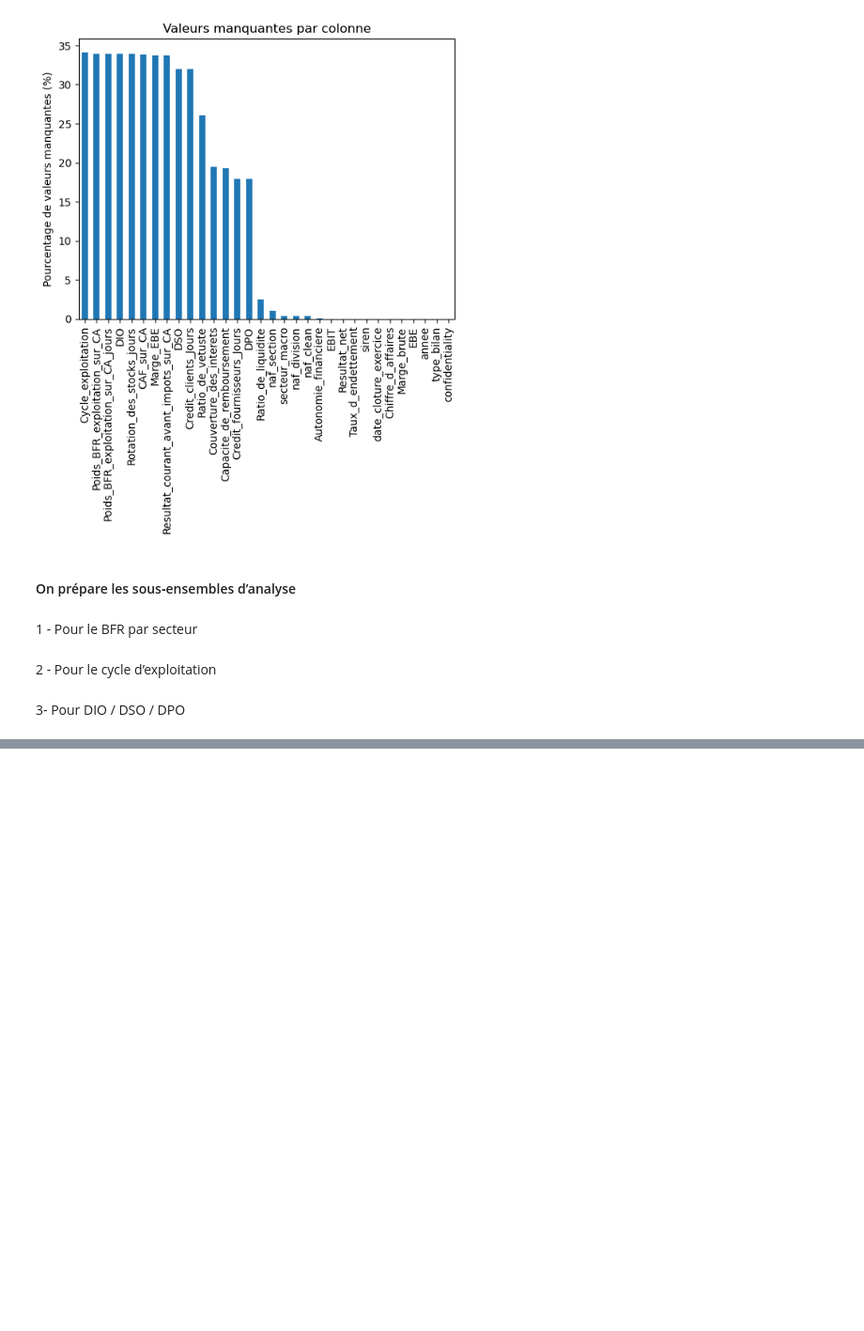
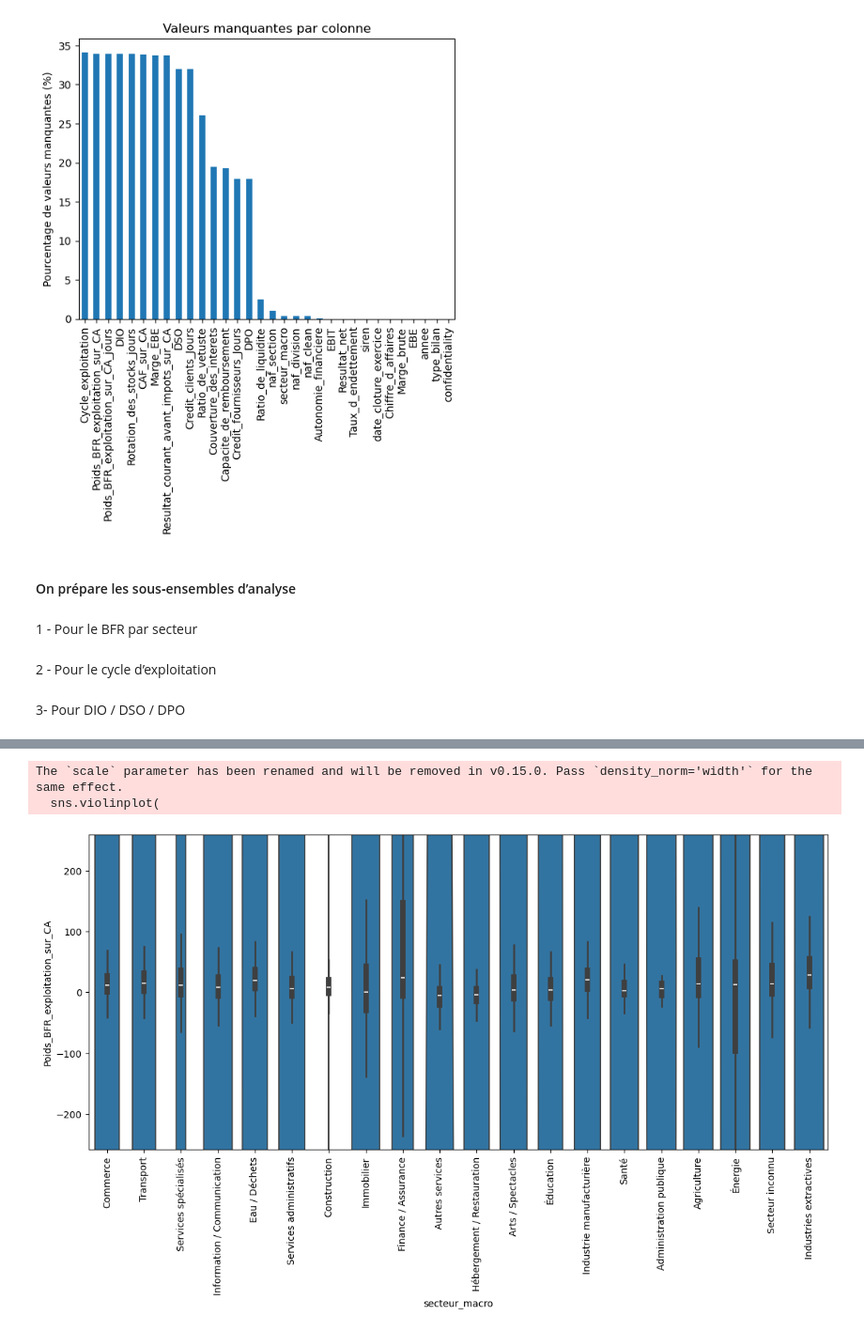
Before and after one commit to khelifaYacine/signaux-faibles-finance, a Jupyter notebook: 01_exploration.ipynb, the cells around one changed output, grey strips where cells are left out. Shown at 94% size. Saved outputs shown, nothing was run; the diff lists cells and outputs as text; code cells hidden in the pictures; blank space fills up the shorter version.

```diff
--- a/01_exploration.ipynb
+++ b/01_exploration.ipynb
@@ -1196,0 +1255,18 @@ df_flux = df_final.dropna(subset=["DIO", "DSO", "DPO"])
+# %%
+# utiliser un violinplot (plus lisible que le boxplot)
+
+plt.figure(figsize=(14,6))
+sns.violinplot(
+    data=df_bfr,
+    x="secteur_macro",
+    y="Poids_BFR_exploitation_sur_CA",
+    scale="width",
+    cut=0
+)
+plt.xticks(rotation=90)
+plt.ylim(-limite, limite)
+plt.show()
+# %% [output]
+The `scale` parameter has been renamed and will be removed in v0.15.0. Pass `density_norm='width'` for the same effect.
+  sns.violinplot(
+[figure, added]
```
Also changed, not shown: parts of 20 cells of this notebook.
